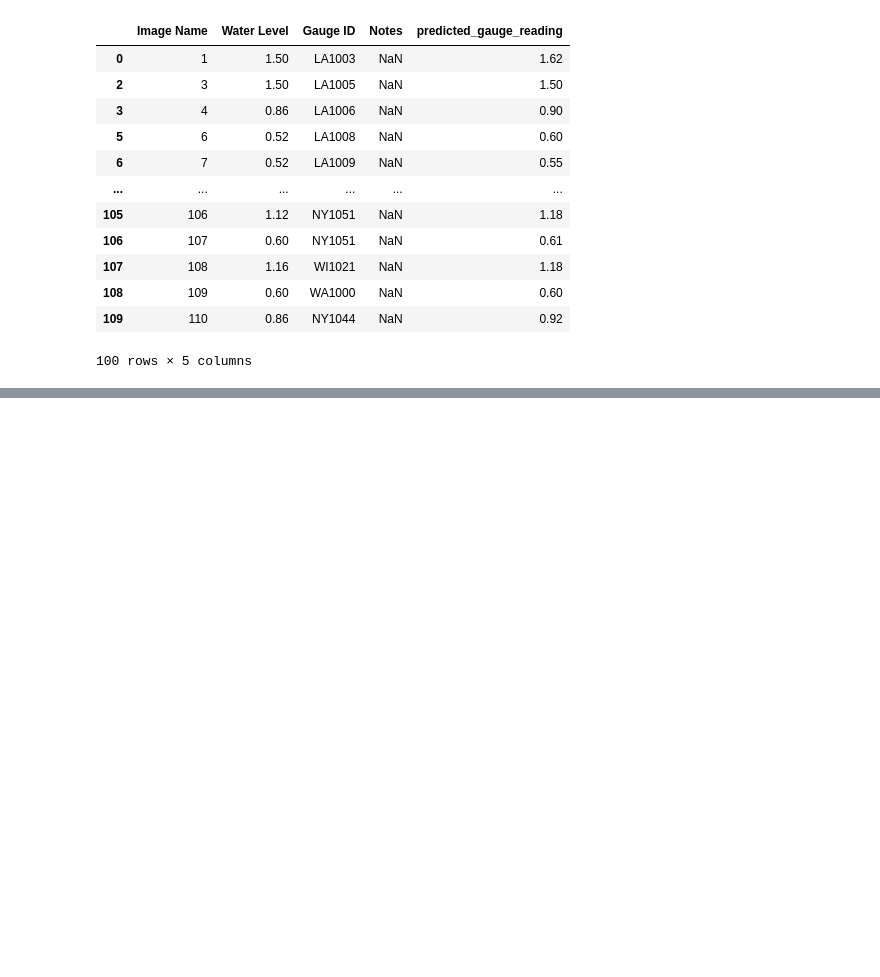
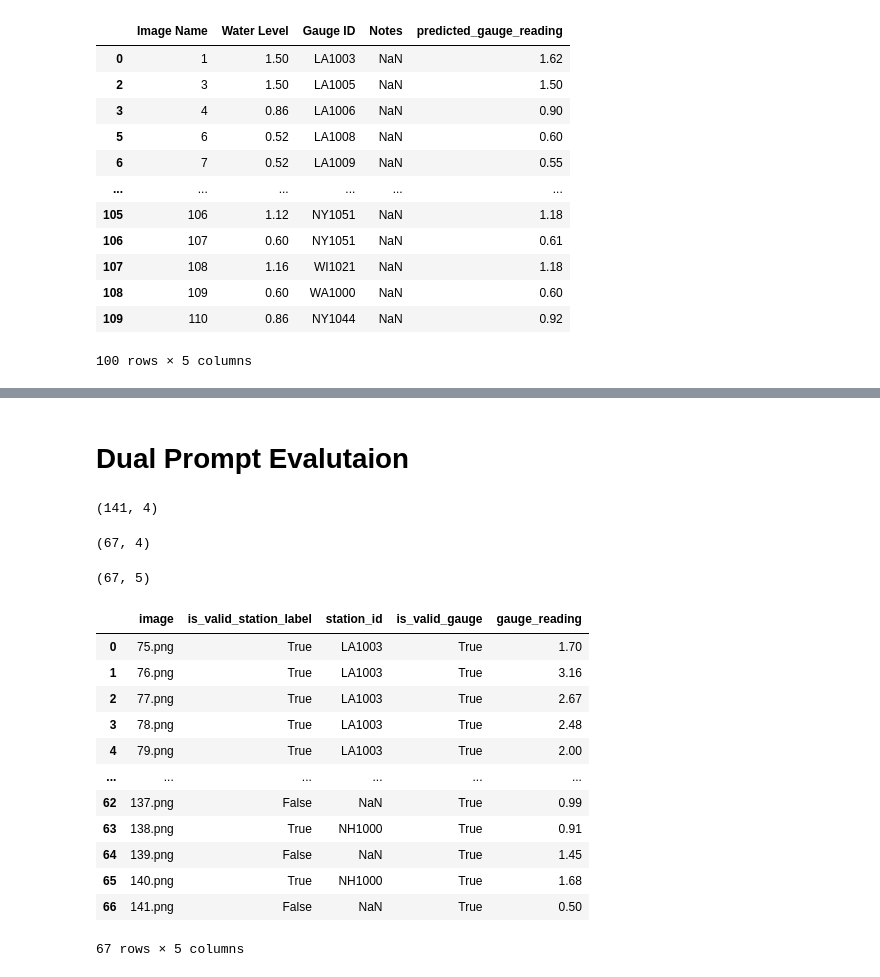
Before and after one commit to cslowry/CrowdHydrology, a Jupyter notebook: model/evaluation/evalutaion.ipynb, the cells around one changed output, grey strips where cells are left out. Cells and saved outputs as stored; diff of their text form; code cells hidden in the pictures; blank space fills up the shorter version.

```diff
--- a/model/evaluation/evalutaion.ipynb
+++ b/model/evaluation/evalutaion.ipynb
@@ -138,0 +265,33 @@ df.head(100)
+# %% [markdown]
+# Dual Prompt Evalutaion
+# %%
+original = pd.read_csv("../waterlevel.csv")
+original.shape
+# %% [output]
+(141, 4)
+# %%
+original = original[original["Image Name"] > 74]
+original.shape
+# %% [output]
+(67, 4)
+# %%
+prediction_readings = pd.read_csv("../station_labels_old.csv")
+prediction_readings.shape
+# %% [output]
+(67, 5)
+# %%
+prediction_readings
+# %% [output]
+|  | image | is_valid_station_label | station_id | is_valid_gauge | gauge_reading |
+| 0 | 75.png | True | LA1003 | True | 1.70 |
+| 1 | 76.png | True | LA1003 | True | 3.16 |
+| 2 | 77.png | True | LA1003 | True | 2.67 |
+| 3 | 78.png | True | LA1003 | True | 2.48 |
+| 4 | 79.png | True | LA1003 | True | 2.00 |
+| ... | ... | ... | ... | ... | ... |
+| 62 | 137.png | False | NaN | True | 0.99 |
+| 63 | 138.png | True | NH1000 | True | 0.91 |
+| 64 | 139.png | False | NaN | True | 1.45 |
+| 65 | 140.png | True | NH1000 | True | 1.68 |
+| 66 | 141.png | False | NaN | True | 0.50 |
+67 rows × 5 columns
```
Also changed, not shown: parts of 14 cells of this notebook, 3 other files.
